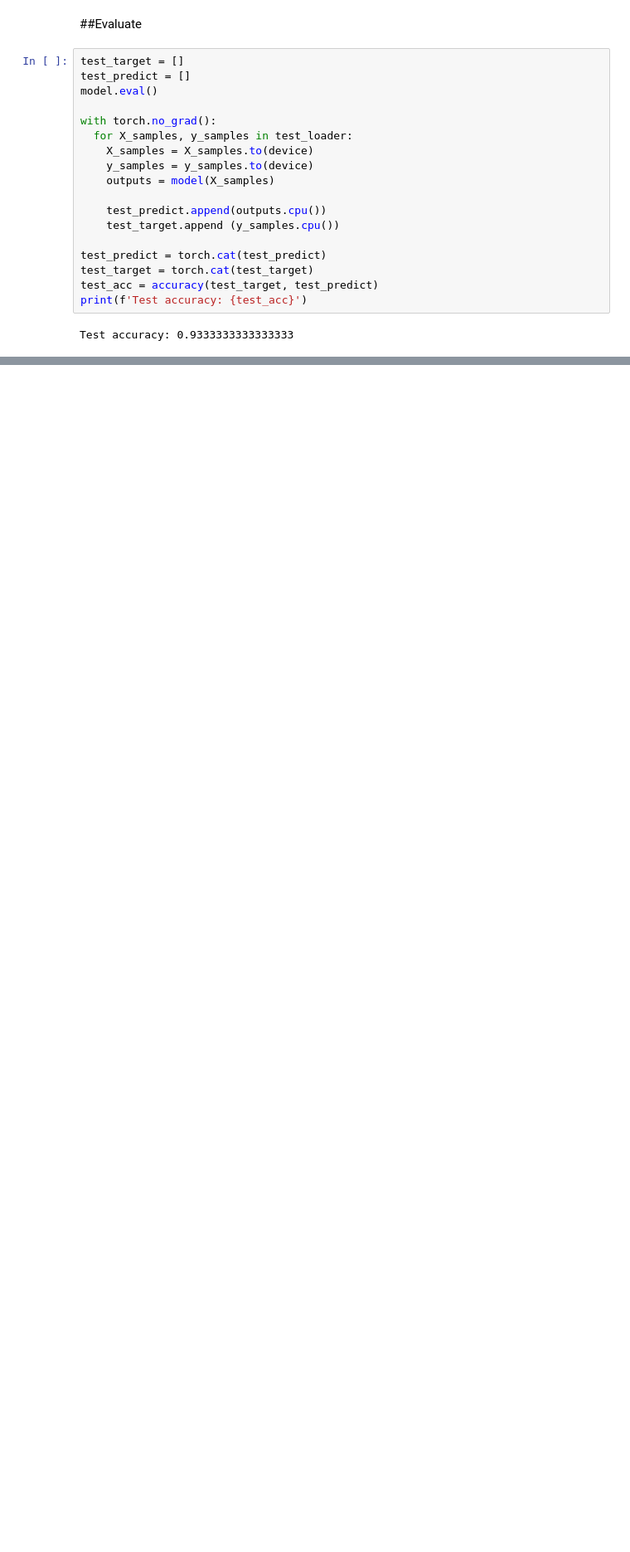
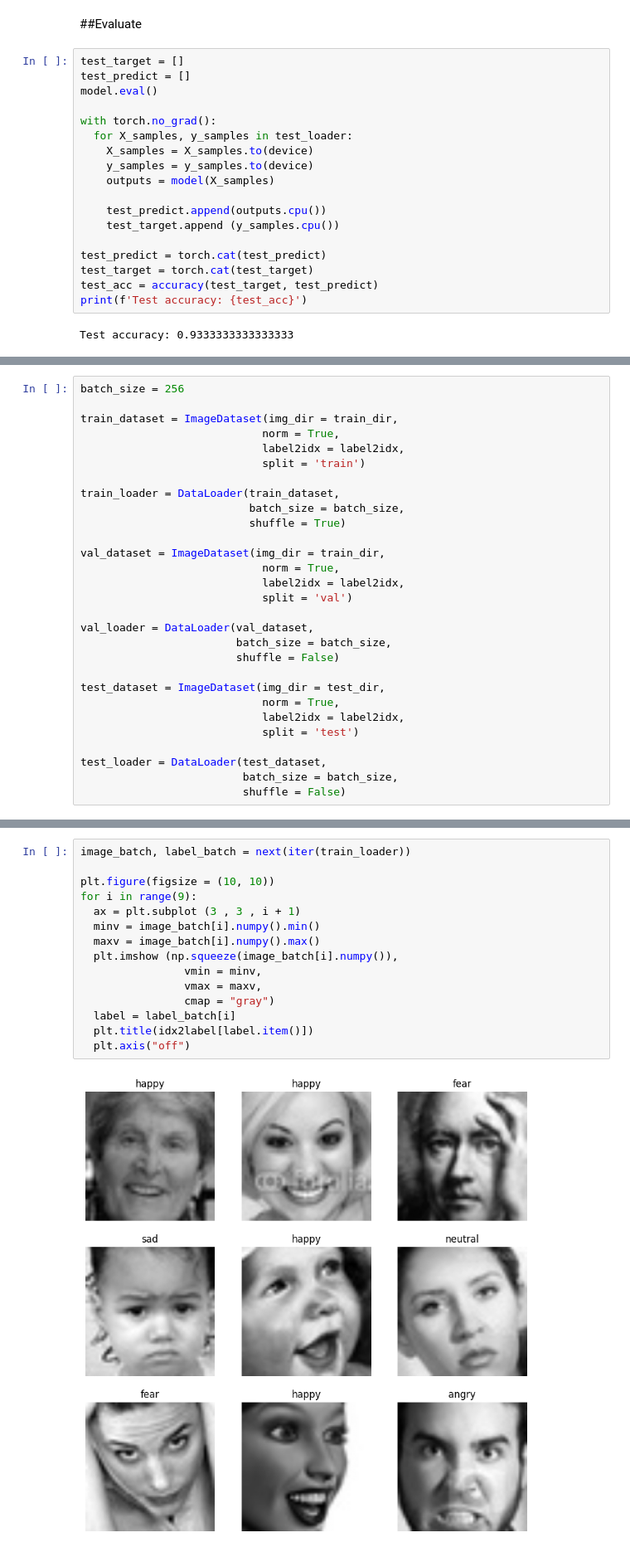
Before and after one commit to qhung23125005/AIO, a Jupyter notebook: AIO24/Module5/MultilayerPerceptron.ipynb, the cells around one changed output, grey strips where cells are left out. Shown: that part at 83% size. Drawn from its saved outputs; the diff is of its cells as text; blank space fills up the shorter version.

```diff
--- a/AIO24/Module5/MultilayerPerceptron.ipynb
+++ b/AIO24/Module5/MultilayerPerceptron.ipynb
@@ -642,0 +759,29 @@ Test accuracy: 0.9333333333333333
+# %%
+batch_size = 256
+
+train_dataset = ImageDataset(img_dir = train_dir,
+                            norm = True,
+                            label2idx = label2idx,
+                            split = 'train')
+
+train_loader = DataLoader(train_dataset,
+                          batch_size = batch_size,
+                          shuffle = True)
+
+val_dataset = ImageDataset(img_dir = train_dir,
+                            norm = True,
+                            label2idx = label2idx,
+                            split = 'val')
+
+val_loader = DataLoader(val_dataset,
+                        batch_size = batch_size,
+                        shuffle = False)
+
+test_dataset = ImageDataset(img_dir = test_dir,
+                            norm = True,
+                            label2idx = label2idx,
+                            split = 'test')
+
+test_loader = DataLoader(test_dataset,
+                         batch_size = batch_size,
+                         shuffle = False)
@@ -642,0 +790,17 @@ Test accuracy: 0.9333333333333333
+# %%
+image_batch, label_batch = next(iter(train_loader))
+
+plt.figure(figsize = (10, 10))
+for i in range(9):
+  ax = plt.subplot (3 , 3 , i + 1)
+  minv = image_batch[i].numpy().min()
+  maxv = image_batch[i].numpy().max()
+  plt.imshow (np.squeeze(image_batch[i].numpy()),
+                vmin = minv,
+                vmax = maxv,
+                cmap = "gray")
+  label = label_batch[i]
+  plt.title(idx2label[label.item()])
+  plt.axis("off")
+# %% [output]
+[figure, added]
```
Also changed, not shown: parts of 34 cells of this notebook.
